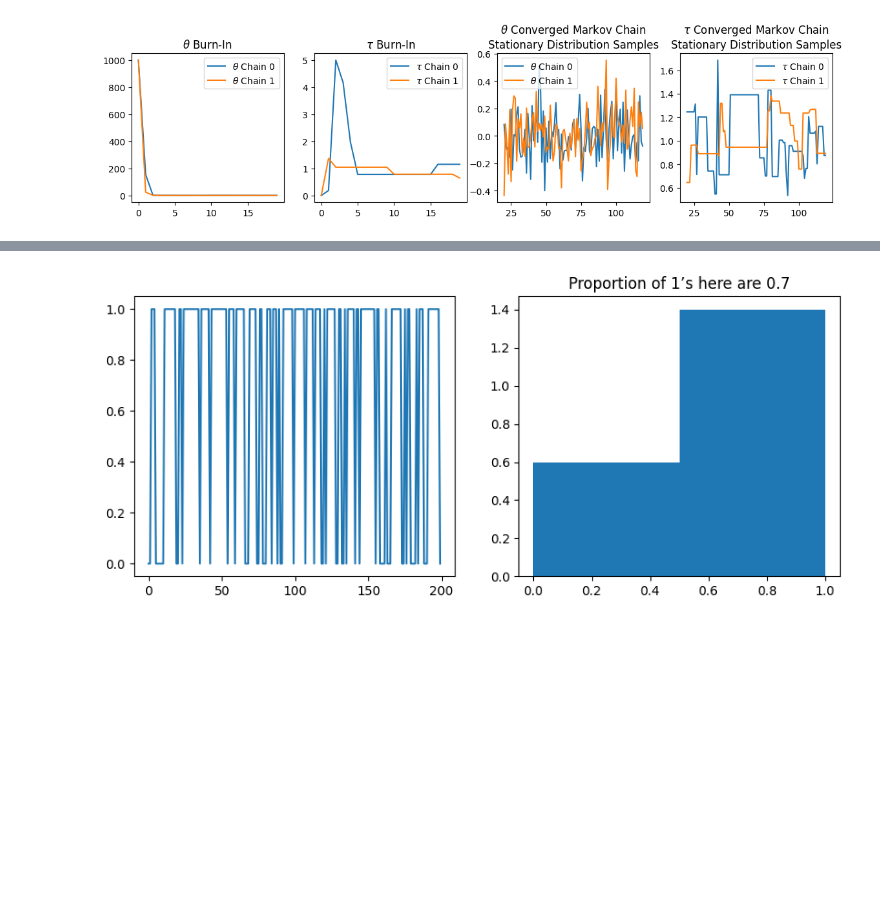
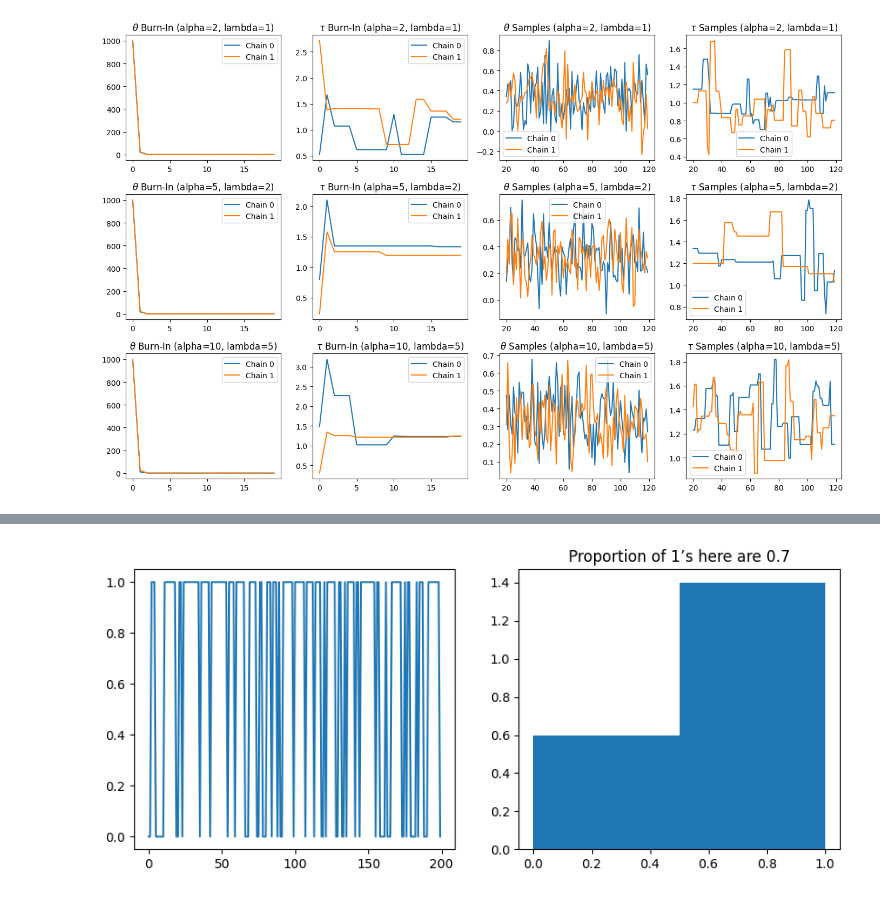
Before and after one commit to ShaotongLi-Max/STA365_HW4_MaxLI, a Jupyter notebook: HW4.ipynb, the cells around one changed output, grey strips where cells are left out. Drawn from its saved outputs; the diff is of its cells as text; code cells hidden in the pictures; blank space fills up the shorter version.

```diff
--- a/HW4.ipynb
+++ b/HW4.ipynb
@@ -3,60 +13,69 @@
 # %%
 import numpy as np
 import matplotlib.pyplot as plt
 from scipy import stats
 
-# loc is mean and scale is standard deviation
-n = 30; x = stats.norm(loc=0, scale=1).rvs(size=n)
-C, G = 2, 10000  # chains, Gibbs samples
+# Data
+n = 30
+x = stats.norm(loc=0, scale=1).rvs(size=n)
+C, G = 2, 10000  # Chains, Gibbs samples
 
-theta, tau = np.zeros([C,G]), np.zeros([C,G])
-theta[:,0] = 1000  # initialization
+# Different hyperparameter settings for prior influence
+hyperparameter_settings = [(2, 1), (5, 2), (10, 5)]  # (alpha, lambda_param) pairs
+results = {}
 
-alpha = 2  # Hyperparameter for Gamma prior
-lambda_param = 1  # Hyperparameter for Gamma prior
+for alpha, lambda_param in hyperparameter_settings:
+    theta, tau = np.zeros([C, G]), np.zeros([C, G])
+    theta[:, 0] = 1000  # Initialization
+    tau[:, 0] = stats.expon(scale=1).rvs(size=C)  # Ensure positive initial tau
 
-for c in range(C):
-    for g in range(1, G):
-        # Metropolis-Hastings step for tau
-        def tau_target(tau_):
-            return np.prod(stats.norm(loc=theta[c,g-1], scale=1/(tau_)**0.5).pdf(x)) * \
-                   stats.expon(scale=1).pdf(tau_)  # Prior for tau (exponential)
+    for c in range(C):
+        for g in range(1, G):
+            # Metropolis-Hastings step for tau using independent proposal distribution
+            tau_proposal = stats.gamma(a=alpha, scale=1/lambda_param)  # Independent proposal
+            tau_tilde = tau_proposal.rvs()
 
-        tau_proposal = stats.expon(scale=2)  # Proposal distribution
-        tau_tilde = tau_proposal.rvs()
+            joint_prob_current = np.prod(stats.norm(loc=theta[c, g-1], scale=1/np.sqrt(tau[c, g-1])).pdf(x)) * \
+                               stats.gamma(a=alpha, scale=1/lambda_param).pdf(tau[c, g-1])
+            joint_prob_proposed = np.prod(stats.norm(loc=theta[c, g-1], scale=1/np.sqrt(tau_tilde)).pdf(x)) * \
+                                 stats.gamma(a=alpha, scale=1/lambda_param).pdf(tau_tilde)
 
-        mh_calc = (tau_target(tau_tilde) / tau_target(tau[c,g-1])) * \
-                  (tau_proposal.pdf(tau[c,g-1]) / tau_proposal.pdf(tau_tilde))
+            acceptance_probability = min(1, joint_prob_proposed / joint_prob_current)
+            if stats.uniform().rvs() < acceptance_probability:
+                tau[c, g] = tau_tilde
+            else:
+                tau[c, g] = tau[c, g-1]
 
-        acceptance_probability = min(1, mh_calc)
-        if stats.uniform().rvs() < acceptance_probability:
-            tau[c,g] = tau_tilde
-        else:
-            tau[c,g] = tau[c,g-1]
+            # Gibbs sampling step for theta
+            tau_factor = tau[c, g] * n
+            mean_theta = (np.mean(x) * tau_factor + theta[c, g - 1]) / (tau_factor + 1)
+            std_theta = (1 / (tau_factor + 1)) ** 0.5
+            theta[c, g] = stats.norm(loc=mean_theta, scale=std_theta).rvs()
 
-        # Gibbs sampling step for theta
-        tau_factor = tau[c, g] * n
-        mean_theta = (np.mean(x) * tau_factor + theta[c, g - 1]) / (tau_factor + 1)
-        std_theta = (1 / (tau_factor + 1)) ** 0.5
-        theta[c, g] = stats.norm(loc=mean_theta, scale=std_theta).rvs()
+    results[(alpha, lambda_param)] = (theta, tau)
 
-# Plot results
-fig, ax = plt.subplots(1, 4, figsize=(14,3))
-ax[0].set_title("$\\theta$ Burn-In")
-ax[1].set_title("$\\tau$ Burn-In")
-ax[2].set_title("$\\theta$ Converged Markov Chain\nStationary Distribution Samples")
-ax[3].set_title("$\\tau$ Converged Markov Chain\nStationary Distribution Samples")
-
+# Plot results for different hyperparameter settings
+fig, axes = plt.subplots(len(hyperparameter_settings), 4, figsize=(14, 3 * len(hyperparameter_settings)))
 burn = 20
 demo = 120
 
-for c in range(C):
-    ax[0].plot(theta[c, :burn], label="$\\theta$ Chain "+str(c))
-    ax[1].plot(tau[c, :burn], label="$\\tau$ Chain "+str(c))
-    ax[2].plot(np.arange(burn, demo, dtype=int), theta[c, burn:demo], label="$\\theta$ Chain "+str(c))
-    ax[3].plot(np.arange(burn, demo, dtype=int), tau[c, burn:demo], label="$\\tau$ Chain "+str(c))
+for i, (alpha, lambda_param) in enumerate(hyperparameter_settings):
+    theta, tau = results[(alpha, lambda_param)]
+    axes[i, 0].set_title(f"$\\theta$ Burn-In (alpha={alpha}, lambda={lambda_param})")
+    axes[i, 1].set_title(f"$\\tau$ Burn-In (alpha={alpha}, lambda={lambda_param})")
+    axes[i, 2].set_title(f"$\\theta$ Samples (alpha={alpha}, lambda={lambda_param})")
+    axes[i, 3].set_title(f"$\\tau$ Samples (alpha={alpha}, lambda={lambda_param})")
 
-ax[0].legend(); ax[1].legend(); ax[2].legend(); ax[3].legend();
+    for c in range(C):
+        axes[i, 0].plot(theta[c, :burn], label=f"Chain {c}")
+        axes[i, 1].plot(tau[c, :burn], label=f"Chain {c}")
+        axes[i, 2].plot(np.arange(burn, demo, dtype=int), theta[c, burn:demo], label=f"Chain {c}")
+        axes[i, 3].plot(np.arange(burn, demo, dtype=int), tau[c, burn:demo], label=f"Chain {c}")
+
+    for j in range(4):
+        axes[i, j].legend()
+
+plt.tight_layout()
 plt.show()
 # %% [output]
-[figure, old version]
+[figure, new version]
```
Also changed, not shown: parts of 6 cells of this notebook.
